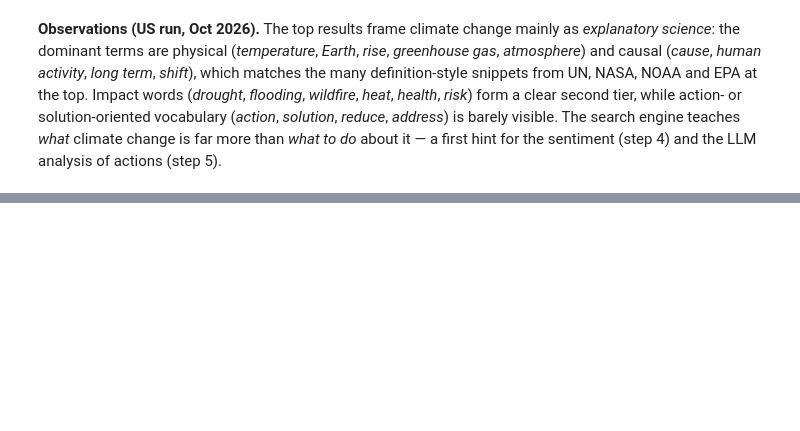
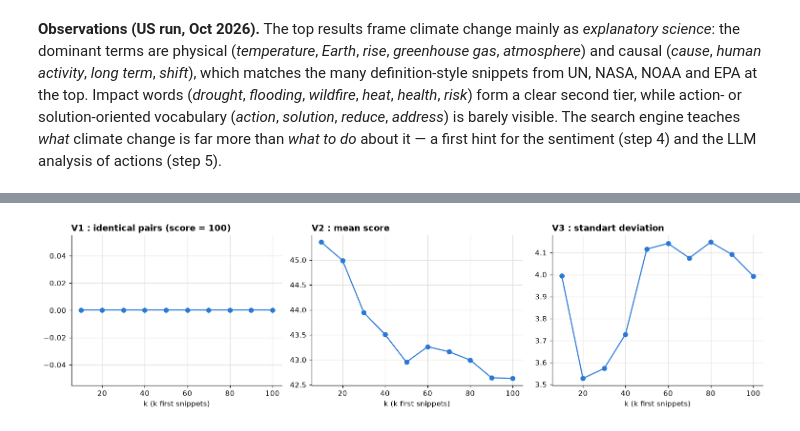
Before and after one commit to jarvis394/nlp-project, a Jupyter notebook: notebooks/main.ipynb, the cells around one changed output, grey strips where cells are left out. Drawn from its saved outputs; the diff is of its cells as text; code cells hidden in the pictures; blank space fills up the shorter version.

Commit message:
Add steps 3 and 4: fuzzy similarity (V1-V3) and VADER sentiment (V4-V5)

```diff
--- a/notebooks/main.ipynb
+++ b/notebooks/main.ipynb
@@ -183,0 +188,30 @@ ax.tick_params(axis="y", length=0)
+# %%
+import itertools
+
+import matplotlib.pyplot as plt
+import numpy as np
+import pandas as pd
+from thefuzz import fuzz
+
+snips = df.sort_values("rank").snippet.astype(str).tolist()
+n = len(snips)
+
+
+def score_matrix(scorer):
+    M = np.zeros((n, n))
+    for i, j in itertools.combinations(range(n), 2):
+        M[i, j] = M[j, i] = scorer(snips[i], snips[j])
+    return M
+
+
+def fuzzy_stats(M, step=10):
+    rows = []
+    for k in range(step, n + 1, step):
+        s = M[:k, :k][np.triu_indices(k, 1)]  # les k(k-1)/2 paires
+        rows.append({"k": k, "V1": int((s == 100).sum()), "V2": s.mean(), "V3": s.std()})
+    return pd.DataFrame(rows).set_index("k")
+
+
+M = score_matrix(fuzz.ratio)
+fz = fuzzy_stats(M)
+fz.round(2)
@@ -183,0 +231,9 @@ ax.tick_params(axis="y", length=0)
+# %%
+fig, axes = plt.subplots(1, 3, figsize=(14, 3.8))
+for ax, col, ttl in zip(axes, ["V1", "V2", "V3"],
+        ["V1 : identical pairs (score = 100)", "V2 : mean score", "V3 : standart deviation"]):
+    ax.plot(fz.index, fz[col], marker="o", color="#2a78d6")
+    ax.set_title(ttl); ax.set_xlabel("k (k first snippets)")
+fig.tight_layout()
+# %% [output]
+[figure, added]
```
Also changed, not shown: parts of 8 cells of this notebook, 2 other files.
